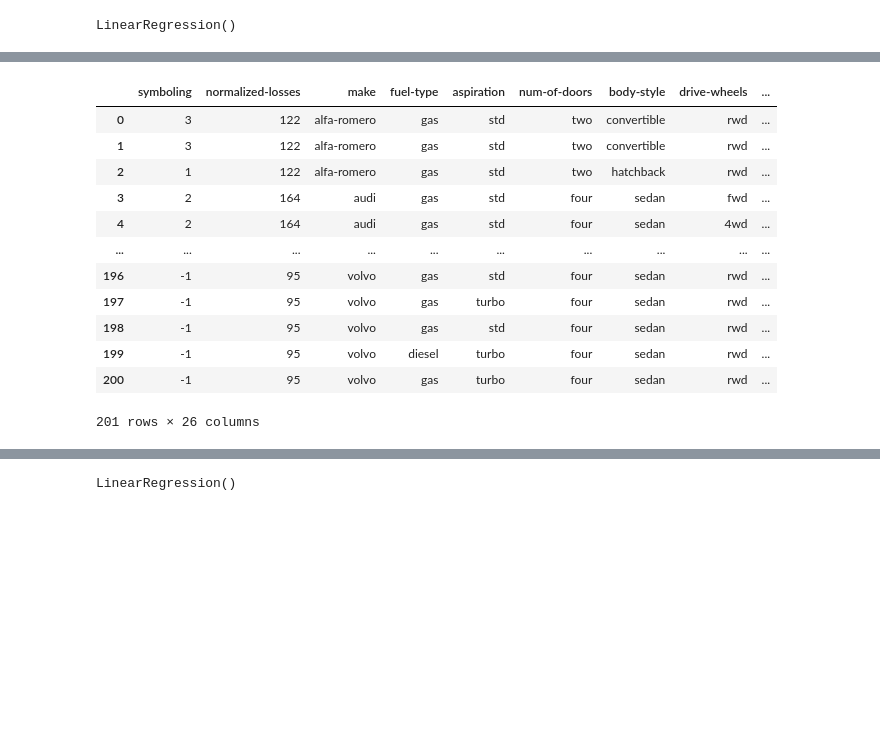
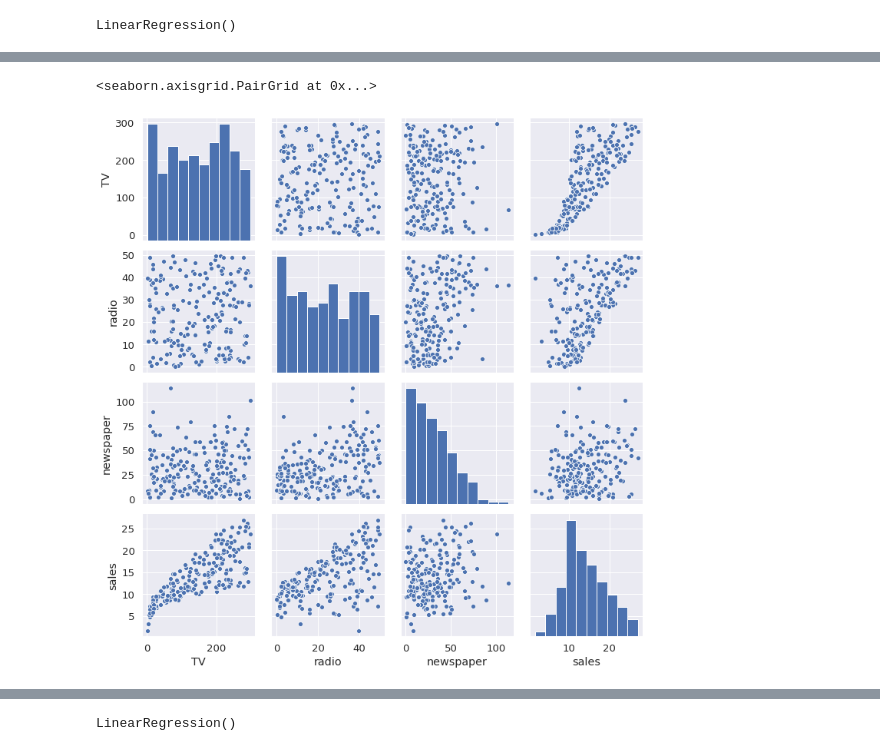
Before and after one commit to ntanh457/DATA4319, a Jupyter notebook: Linear_regression/Linear_regression.ipynb, the cells around one changed output, grey strips where cells are left out. Cells and saved outputs as stored; diff of their text form; code cells hidden in the pictures; blank space fills up the shorter version.

```diff
--- a/Linear_regression/Linear_regression.ipynb
+++ b/Linear_regression/Linear_regression.ipynb
@@ -243,3 +271,8 @@ plt.plot(x, model.predict(poly_reg.fit_transform(np.array(x).reshape(-1,1))),col
+# %%
+sns.pairplot(data)
+# %% [output]
+<seaborn.axisgrid.PairGrid at 0x...>
+[figure, added]
 # %% [markdown]
 ## Review: Covariance and Correlation<br>
 
@@ -287,20 +315,3 @@ from heatmap import heatmap, corrplot
-# %%
-data = pd.read_csv("dataset/autos_clean.csv")
-data
-# %% [output]
-|  | symboling | normalized-losses | make | fuel-type | aspiration | num-of-doors | body-style | drive-wheels | ... |
-| 0 | 3 | 122 | alfa-romero | gas | std | two | convertible | rwd | ... |
-| 1 | 3 | 122 | alfa-romero | gas | std | two | convertible | rwd | ... |
-| 2 | 1 | 122 | alfa-romero | gas | std | two | hatchback | rwd | ... |
-| 3 | 2 | 164 | audi | gas | std | four | sedan | fwd | ... |
-| 4 | 2 | 164 | audi | gas | std | four | sedan | 4wd | ... |
-| ... | ... | ... | ... | ... | ... | ... | ... | ... | ... |
-| 196 | -1 | 95 | volvo | gas | std | four | sedan | rwd | ... |
-| 197 | -1 | 95 | volvo | gas | turbo | four | sedan | rwd | ... |
-| 198 | -1 | 95 | volvo | gas | std | four | sedan | rwd | ... |
-| 199 | -1 | 95 | volvo | diesel | turbo | four | sedan | rwd | ... |
-| 200 | -1 | 95 | volvo | gas | turbo | four | sedan | rwd | ... |
-201 rows × 26 columns
 # %%
 plt.figure(figsize=(8, 8))
 corrplot(data.corr(), size_scale=300);
```
Also changed, not shown: parts of 17 cells of this notebook, 1 other file.
